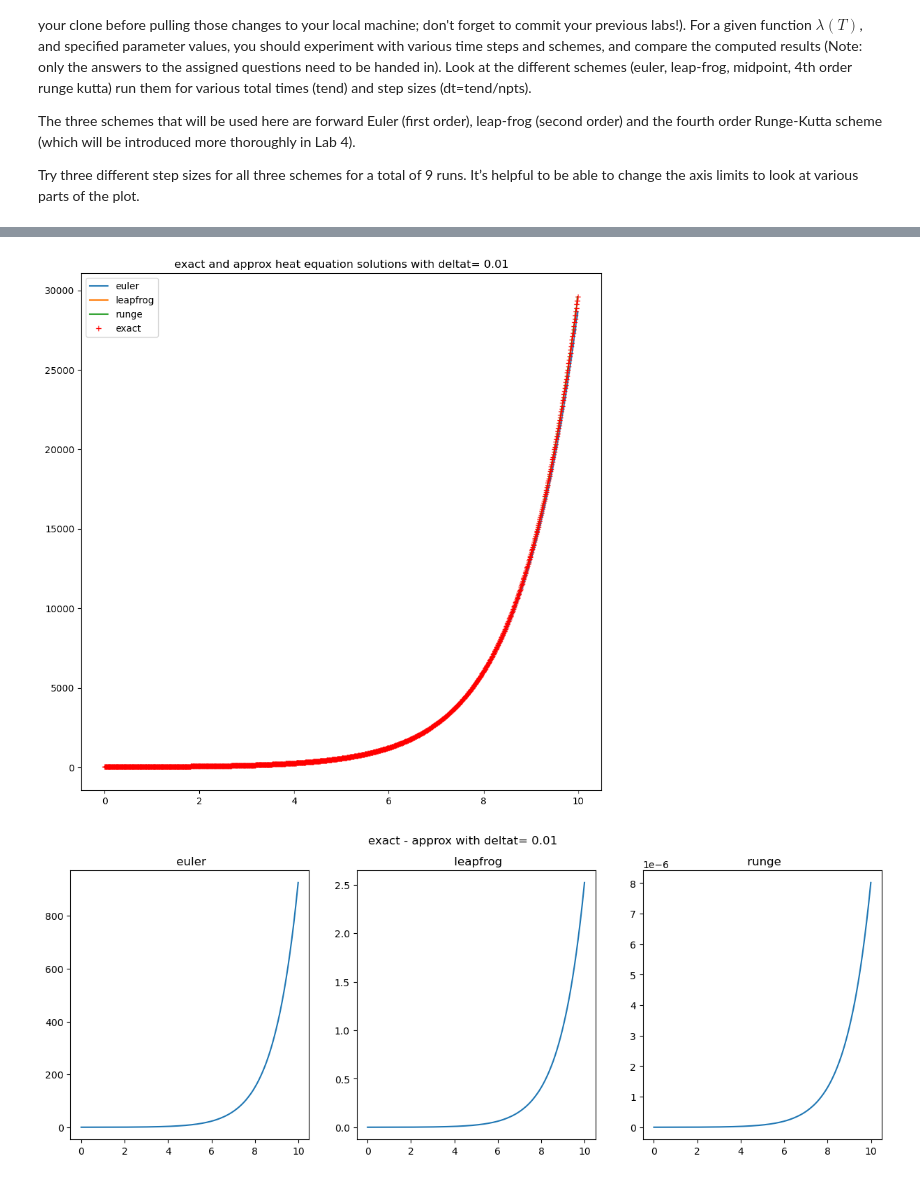
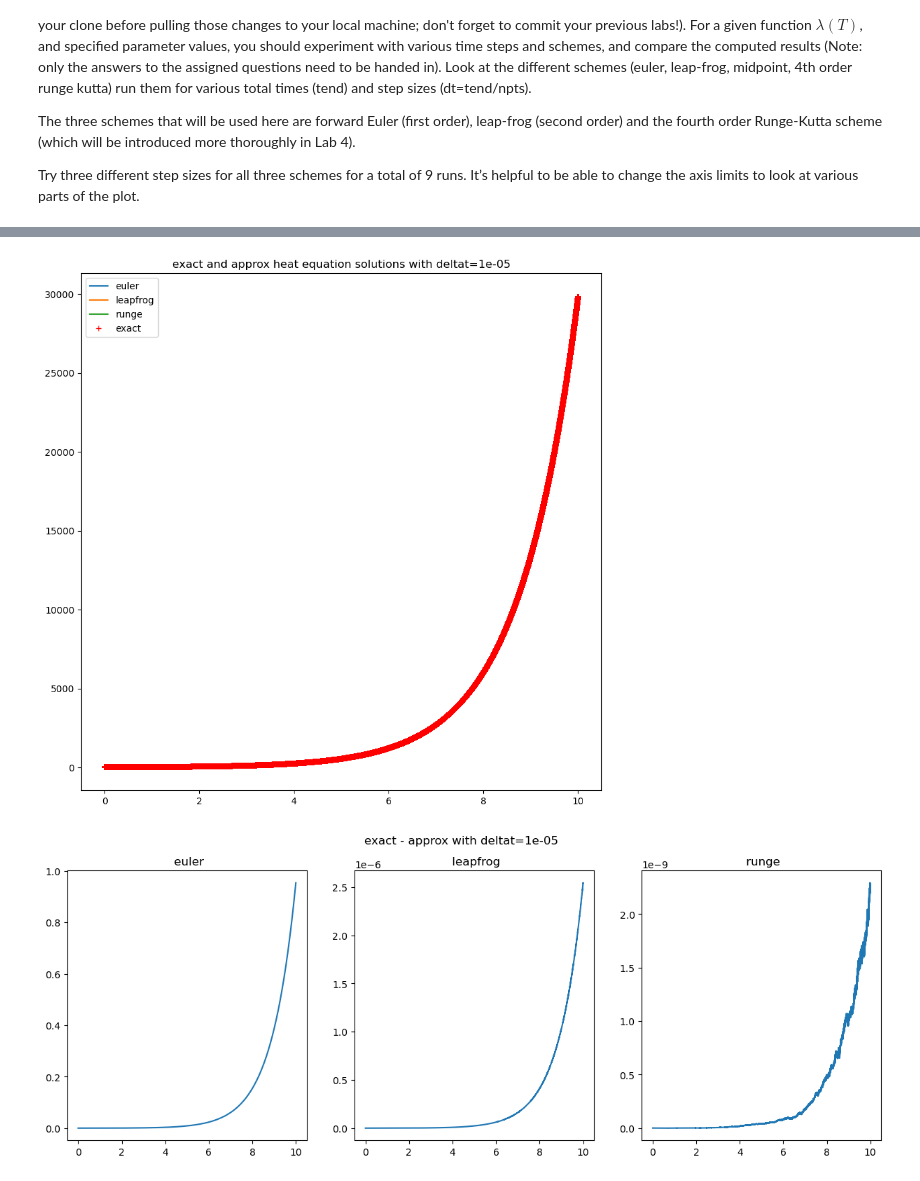
Before and after one commit to fongkenrui/numeric_2024, a Jupyter notebook: notebooks/lab2/Assignment 2.ipynb, the cells around one changed output, grey strips where cells are left out. Drawn from its saved outputs; the diff is of its cells as text; code cells hidden in the pictures.

```diff
--- a/notebooks/lab2/Assignment 2.ipynb
+++ b/notebooks/lab2/Assignment 2.ipynb
@@ -54,7 +54,7 @@ if __name__ == "__main__":
     To = 30
     tend = 10.0
     theLambda = 0.8
-    npts = 30
+    npts = 100
 
     default_args = dict(Ta=Ta,
                         To=To,
@@ -114,7 +114,7 @@ if __name__ == "__main__":
     To = 30
     tend = 10.0
     theLambda = 0.8
-    npts = 100
+    npts = 100000
 
     default_args = dict(Ta=Ta,
                         To=To,
@@ -174,7 +174,7 @@ if __name__ == "__main__":
     To = 30
     tend = 10.0
     theLambda = 0.8
-    npts = 1000
+    npts = 1000000
 
     default_args = dict(Ta=Ta,
                         To=To,
@@ -195,35 +195,35 @@ if __name__ == "__main__":
         ax1.plot(approxTime, approxTemp, label=fun_choice, )
         keep_curves[fun_choice] = (approxTime,approxTemp)
     #
     # now add the exact solution for comparison
     #
     exactTime = np.empty_like(approxTime)
     exactTemp = np.empty_like(exactTime)
     for i in range(npts):
         exactTime[i] = tend * i / npts
         exactTemp[i] = Ta + (To - Ta) * np.exp(theLambda * exactTime[i])
     ax1.plot(exactTime, exactTemp, 'r+', label='exact')
     deltat=tend / npts
     title = f"exact and approx heat equation solutions with deltat={deltat:5.2g}"
     ax1.set(title=title)
     ax1.legend(loc='best')
     #
     # Make a second plot that shows the difference between exact and euler
     #
     fig2, ax2 = plt.subplots(1, 3,figsize=(15, 5))
     count = 0
     for fun_choice in fun_list:
         approxTemp = keep_curves[fun_choice][1]
         difference = exactTemp - approxTemp
         ax2[count].plot(exactTime, difference, label=f"{fun_choice}")
         title = f" {fun_choice}"
         ax2[count].set(title=title)
         count += 1
     fig2.suptitle(f"exact - approx with deltat={deltat:5.2g}")
     plt.show()
 # %% [output]
-[figure, old version]
+[figure, new version]
-[figure, old version]
+[figure, new version]
 # %% [markdown]
 Use your 9 results to answer parts a and b below.
 
```
Also changed, not shown: parts of 21 cells of this notebook, 27 other files.
